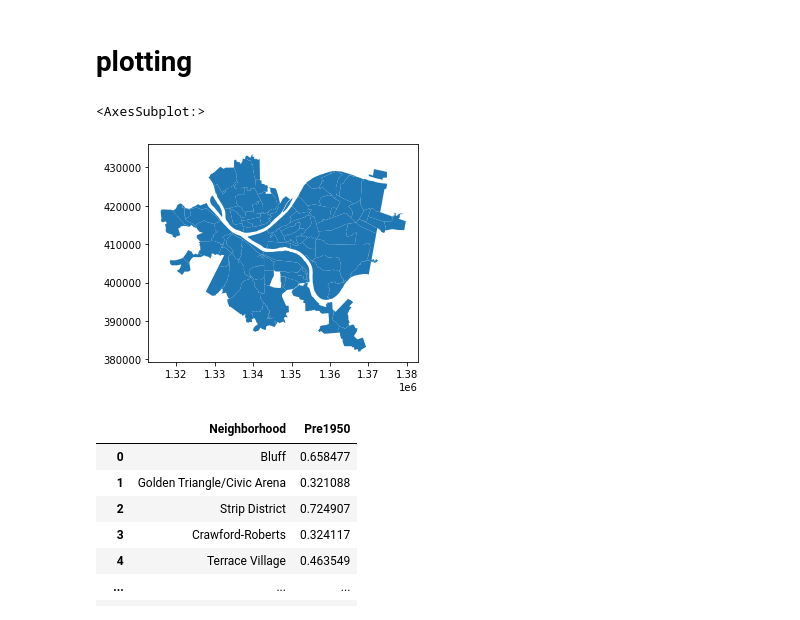
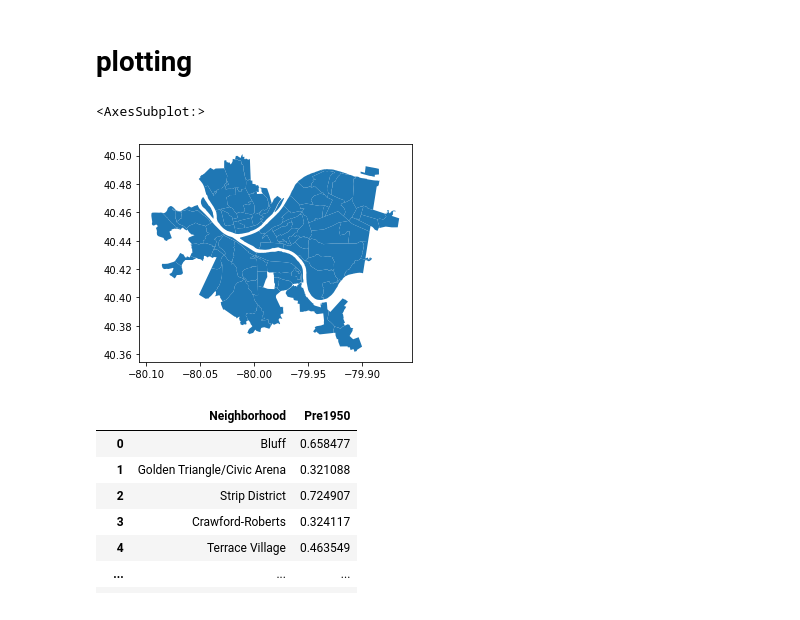
Before and after one commit to songxingyu1118/CMPINF10_Final_Project, a Jupyter notebook: Humeyra's-Work.ipynb, the cells around one changed output. Saved outputs shown, nothing was run; the diff lists cells and outputs as text; code cells hidden in the pictures.

Commit message:
plotting

```diff
--- a/Humeyra's-Work.ipynb
+++ b/Humeyra's-Work.ipynb
@@ -84,16 +84,21 @@ old_house_data.head()
 # %%
 
 # set the filepath and load
 fp = "Neighborhoods/Neighborhoods_.shp"
 #reading the file stored in variable fp
 map_df = gpd.read_file(fp)
+# crs for longitude and latitude
+crs = "EPSG:4326"
+
+# convert coordinate system to longitude and latitude
+map_df = map_df.to_crs(crs)
 # check data type so we can see that this is not a normal dataframe, but a GEOdataframe
 map_df.head()
 #plotting the map of the shape file preview of the maps without data in it
 map_df.plot()
 # %% [output]
 <AxesSubplot:>
-[figure, old version]
+[figure, new version]
 # %%
 #selecting the columns required
 old_house_data = old_house_data[['Neighborhood','Pre1950']]
```
Also changed, not shown: parts of 2 cells of this notebook.
